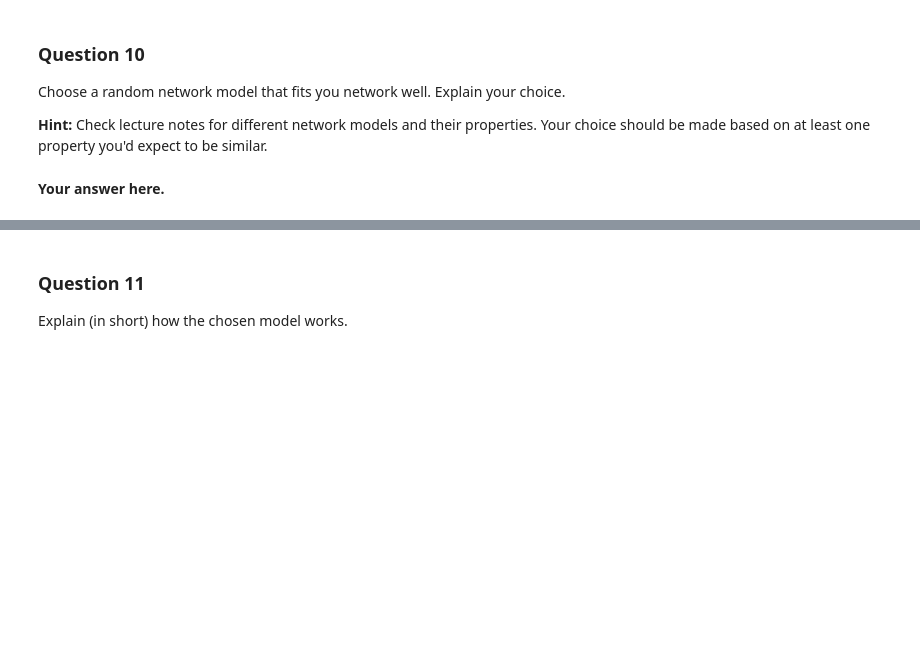
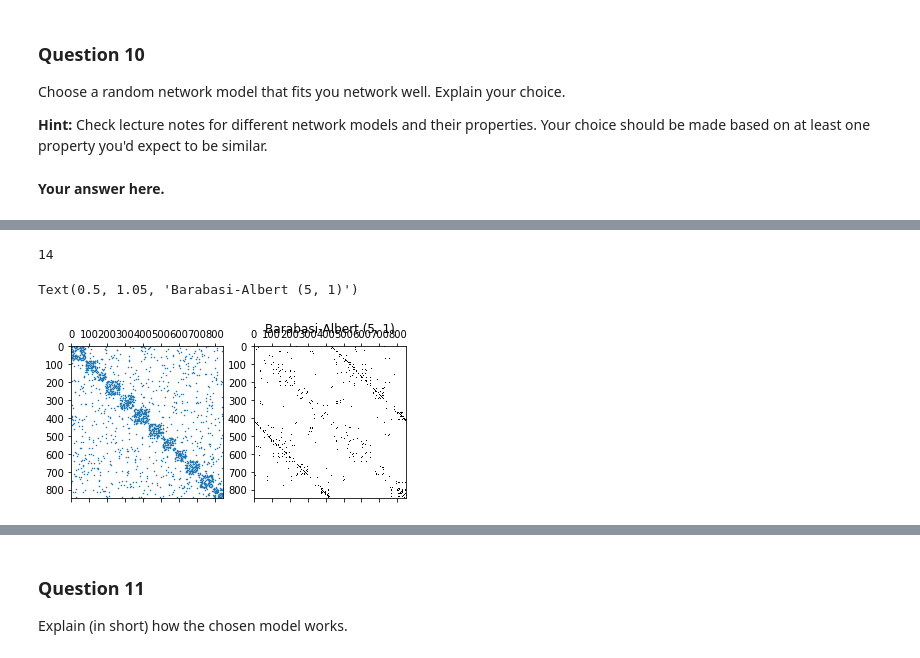
Before and after one commit to Kakavand/EPFL-antiterrorAssignment, a Jupyter notebook: Nati/2_network_models.ipynb, the cells around one changed output, grey strips where cells are left out. Drawn from its saved outputs; the diff is of its cells as text; code cells hidden in the pictures; blank space fills up the shorter version.

```diff
--- a/Nati/2_network_models.ipynb
+++ b/Nati/2_network_models.ipynb
@@ -349,0 +351,21 @@ Imagine you got equal degree distributions. Would that guarantee you got the sam
+# %%
+def compute_diameter(adjacency):
+    """returns the diameter of the provided graph.\
+    Returns diameter (length of the longest shortest path between any pair of nodes)"""
+
+    # number of nodes in the graph
+    list_of_nodes = np.where(np.sum(adjacency, axis=1) > 0)[0]
+    # initialize diameter to be 0
+    diameter = 0
+
+    for _, node in enumerate(list_of_nodes):
+        shortest_path_lengths = compute_shortest_path_lengths(adjacency, node)
+
+        # exclude infinite distances i.e. disconnected nodes
+        shortest_path_lengths = shortest_path_lengths[shortest_path_lengths != float('inf')]
+        max_s = max(shortest_path_lengths)
+
+        if max_s > diameter:
+            diameter = max_s
+
+    return int(diameter)
@@ -355,3 +454,14 @@ Choose a random network model that fits you network well. Explain your choice.
 **Hint:** Check lecture notes for different network models and their properties. Your choice should be made based on at least one property you'd expect to be similar.
 # %% [markdown]
 **Your answer here.**
+# %%
+
+G = pygsp.graphs.Community(N=848, Nc=12, min_comm=None, min_deg=0, comm_sizes=None, size_ratio=1, world_density=None, comm_density=p, k_neigh=None, epsilon=None, seed=None)
+fig, axes = plt.subplots(1, 2)
+_ = axes[0].spy(G.W, markersize=0.5)
+m = G.W.todense()
+
+print(compute_diameter(m))
+plt.spy(adjacency)
+plt.title('Barabasi-Albert (5, 1)')
+# %% [output]
@@ -357,0 +469,3 @@ Choose a random network model that fits you network well. Explain your choice.
+14
+Text(0.5, 1.05, 'Barabasi-Albert (5, 1)')
+[figure, added]
```
Also changed, not shown: parts of 8 cells of this notebook, 1 other file.
